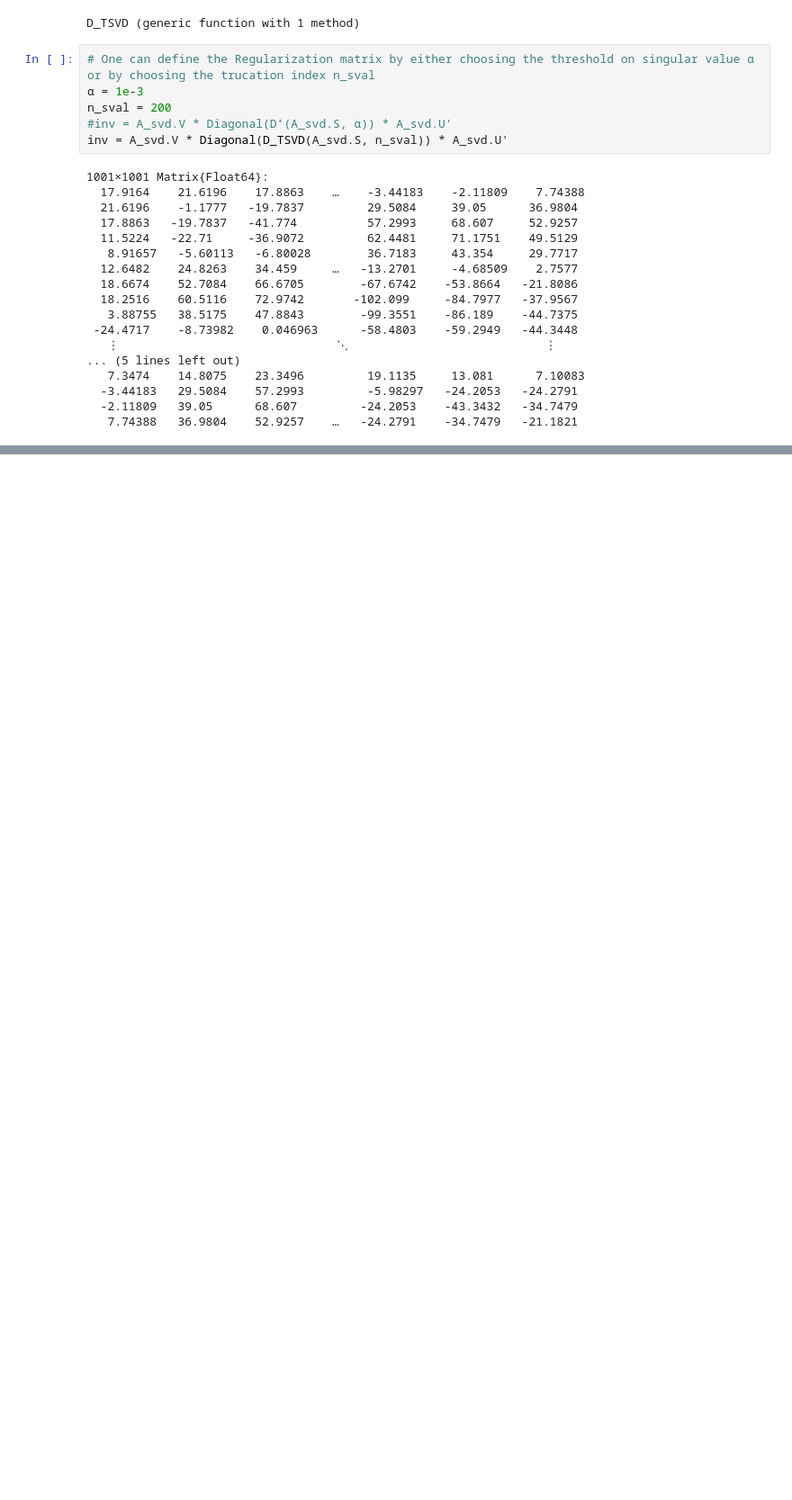
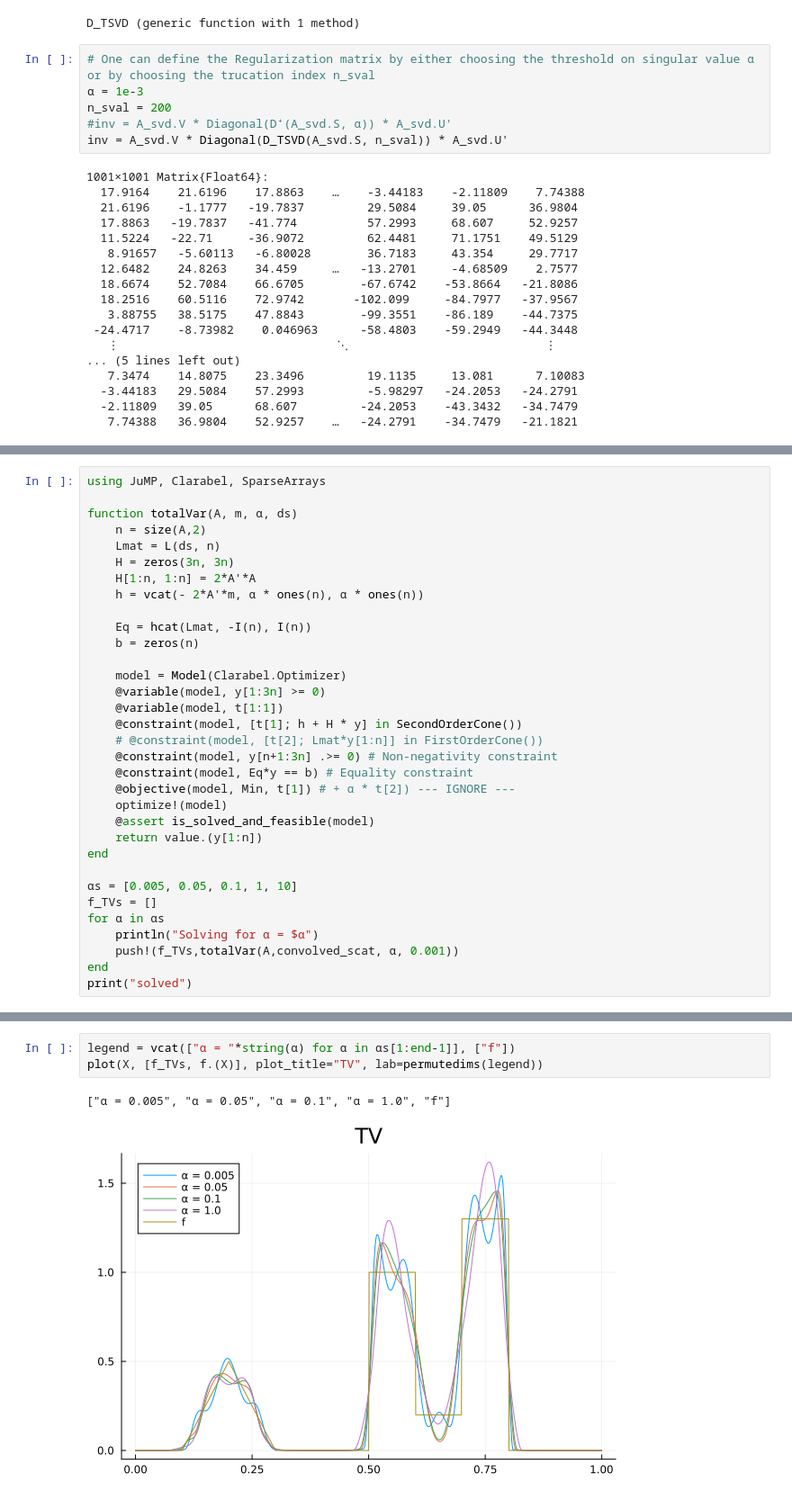
Before and after one commit to ColinSanguinet/intro-iFEM, a Jupyter notebook: InverseMethodsNotebook.ipynb, the cells around one changed output, grey strips where cells are left out. Shown at 90% size. Saved outputs shown, nothing was run; the diff lists cells and outputs as text; blank space fills up the shorter version.

```diff
--- a/InverseMethodsNotebook.ipynb
+++ b/InverseMethodsNotebook.ipynb
@@ -252,0 +302,33 @@ plot(X, [f_inverse_noised_realconvol, f.(X)])
+# %%
+using JuMP, Clarabel, SparseArrays
+
+function totalVar(A, m, α, ds)
+    n = size(A,2)
+    Lmat = L(ds, n)
+    H = zeros(3n, 3n)
+    H[1:n, 1:n] = 2*A'*A
+    h = vcat(- 2*A'*m, α * ones(n), α * ones(n))
+
+    Eq = hcat(Lmat, -I(n), I(n))
+    b = zeros(n)
+
+    model = Model(Clarabel.Optimizer)
+    @variable(model, y[1:3n] >= 0)
+    @variable(model, t[1:1])
+    @constraint(model, [t[1]; h + H * y] in SecondOrderCone())
+    # @constraint(model, [t[2]; Lmat*y[1:n]] in FirstOrderCone())
+    @constraint(model, y[n+1:3n] .>= 0) # Non-negativity constraint
+    @constraint(model, Eq*y == b) # Equality constraint
+    @objective(model, Min, t[1]) # + α * t[2]) --- IGNORE ---
+    optimize!(model)
+    @assert is_solved_and_feasible(model)
+    return value.(y[1:n])
+end
+
+αs = [0.005, 0.05, 0.1, 1, 10]
+f_TVs = []
+for α in αs
+    println("Solving for α = $α")
+    push!(f_TVs,totalVar(A,convolved_scat, α, 0.001))
+end
+print("solved")
@@ -252,0 +354,6 @@ plot(X, [f_inverse_noised_realconvol, f.(X)])
+# %%
+legend = vcat(["α = "*string(α) for α in αs[1:end-1]], ["f"])
+plot(X, [f_TVs, f.(X)], plot_title="TV", lab=permutedims(legend))
+# %% [output]
+["α = 0.005", "α = 0.05", "α = 0.1", "α = 1.0", "f"]
+[figure, added]
```
Also changed, not shown: parts of 13 cells of this notebook.
